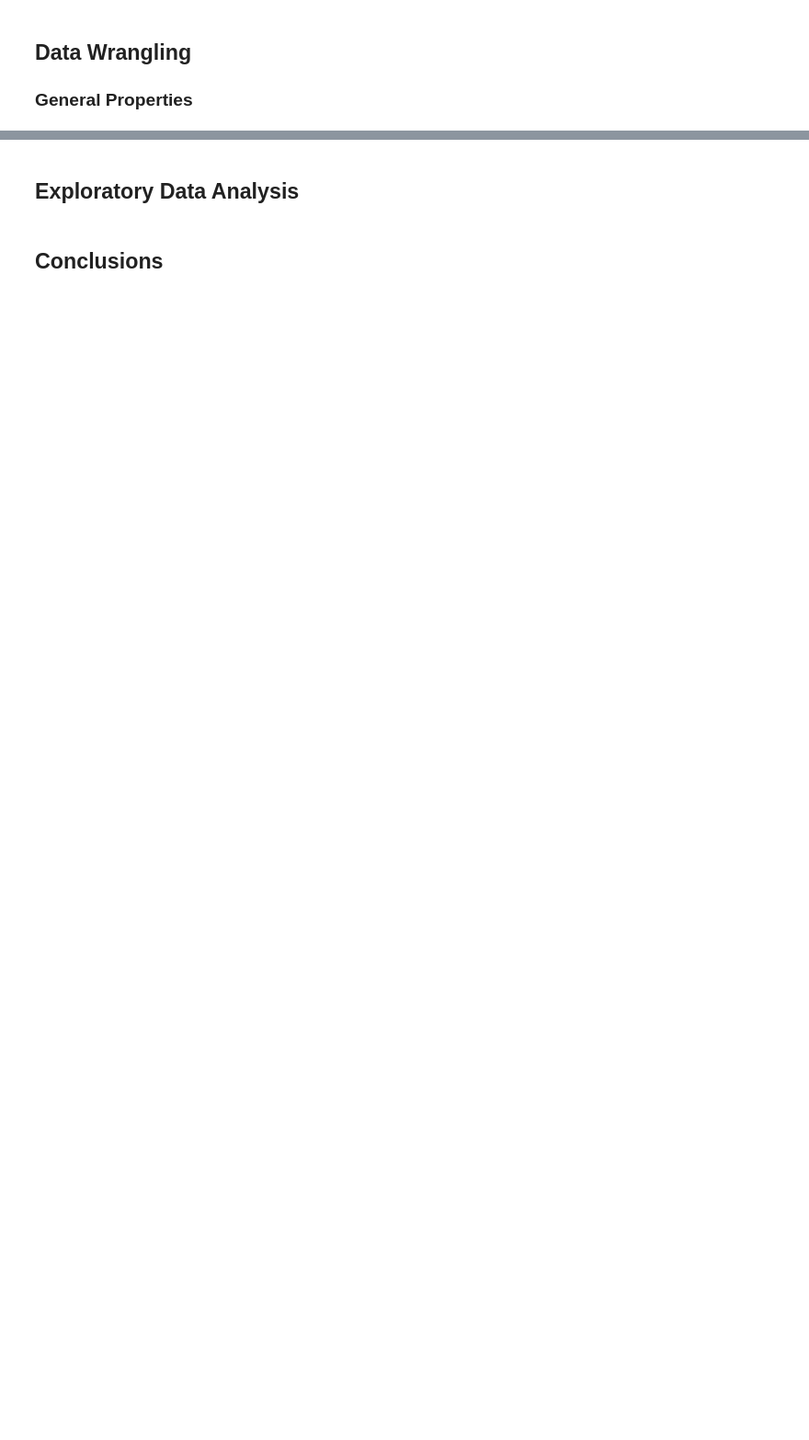
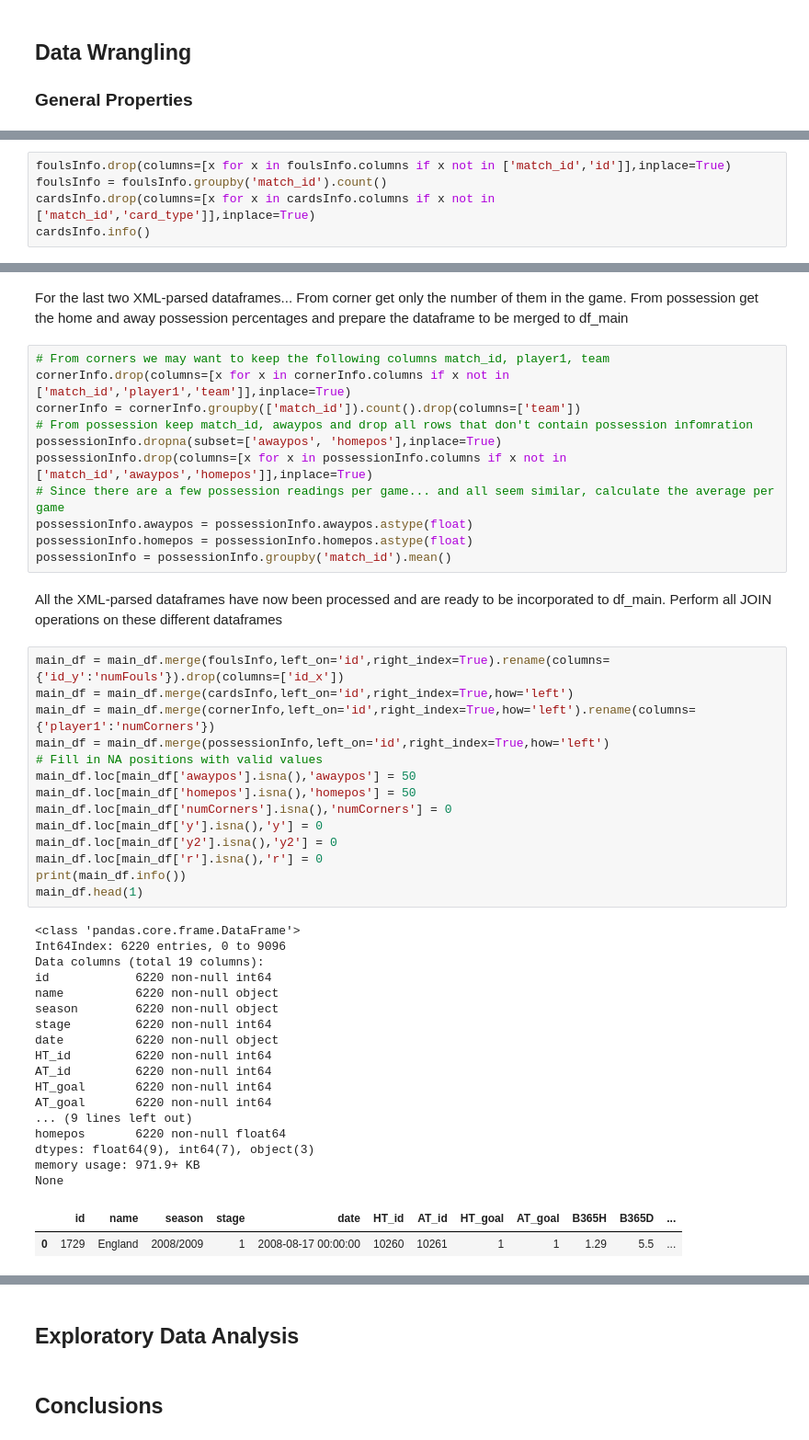
Before and after one commit to aleromar/DescriptiveFootieOdds, a Jupyter notebook: reportARM.ipynb, the cells around one changed output, grey strips where cells are left out. Shown at 92% size. Saved outputs shown, nothing was run; the diff lists cells and outputs as text; blank space fills up the shorter version.

```diff
--- a/reportARM.ipynb
+++ b/reportARM.ipynb
@@ -50,0 +264,5 @@ Also, worth mentioning that I've copied from [here](https://www.kaggle.com/jiezi
+# %%
+foulsInfo.drop(columns=[x for x in foulsInfo.columns if x not in ['match_id','id']],inplace=True)
+foulsInfo = foulsInfo.groupby('match_id').count()
+cardsInfo.drop(columns=[x for x in cardsInfo.columns if x not in ['match_id','card_type']],inplace=True)
+cardsInfo.info()
@@ -50,0 +302,49 @@ Also, worth mentioning that I've copied from [here](https://www.kaggle.com/jiezi
+# %% [markdown]
+For the last two XML-parsed dataframes... From corner get only the number of them in the game. From possession get the home and away possession percentages and prepare the dataframe to be merged to df_main
+# %%
+# From corners we may want to keep the following columns match_id, player1, team
+cornerInfo.drop(columns=[x for x in cornerInfo.columns if x not in ['match_id','player1','team']],inplace=True)
+cornerInfo = cornerInfo.groupby(['match_id']).count().drop(columns=['team'])
+# From possession keep match_id, awaypos and drop all rows that don't contain possession infomration
+possessionInfo.dropna(subset=['awaypos', 'homepos'],inplace=True)
+possessionInfo.drop(columns=[x for x in possessionInfo.columns if x not in ['match_id','awaypos','homepos']],inplace=True)
+# Since there are a few possession readings per game... and all seem similar, calculate the average per game
+possessionInfo.awaypos = possessionInfo.awaypos.astype(float)
+possessionInfo.homepos = possessionInfo.homepos.astype(float)
+possessionInfo = possessionInfo.groupby('match_id').mean()
+# %% [markdown]
+All the XML-parsed dataframes have now been processed and are ready to be incorporated to df_main. Perform all JOIN operations on these different dataframes
+# %%
+main_df = main_df.merge(foulsInfo,left_on='id',right_index=True).rename(columns={'id_y':'numFouls'}).drop(columns=['id_x'])
+main_df = main_df.merge(cardsInfo,left_on='id',right_index=True,how='left')
+main_df = main_df.merge(cornerInfo,left_on='id',right_index=True,how='left').rename(columns={'player1':'numCorners'})
+main_df = main_df.merge(possessionInfo,left_on='id',right_index=True,how='left')
+# Fill in NA positions with valid values
+main_df.loc[main_df['awaypos'].isna(),'awaypos'] = 50
+main_df.loc[main_df['homepos'].isna(),'homepos'] = 50
+main_df.loc[main_df['numCorners'].isna(),'numCorners'] = 0
+main_df.loc[main_df['y'].isna(),'y'] = 0
+main_df.loc[main_df['y2'].isna(),'y2'] = 0
+main_df.loc[main_df['r'].isna(),'r'] = 0
+print(main_df.info())
+main_df.head(1)
+# %% [output]
+<class 'pandas.core.frame.DataFrame'>
+Int64Index: 6220 entries, 0 to 9096
+Data columns (total 19 columns):
+id            6220 non-null int64
+name          6220 non-null object
+season        6220 non-null object
+stage         6220 non-null int64
+date          6220 non-null object
+HT_id         6220 non-null int64
+AT_id         6220 non-null int64
+HT_goal       6220 non-null int64
+AT_goal       6220 non-null int64
+... (9 lines left out)
+homepos       6220 non-null float64
+dtypes: float64(9), int64(7), object(3)
+memory usage: 971.9+ KB
+None
+|  | id | name | season | stage | date | HT_id | AT_id | HT_goal | AT_goal | B365H | B365D | ... |
+| 0 | 1729 | England | 2008/2009 | 1 | 2008-08-17 00:00:00 | 10260 | 10261 | 1 | 1 | 1.29 | 5.5 | ... |
```
Also changed, not shown: parts of 23 cells of this notebook.
